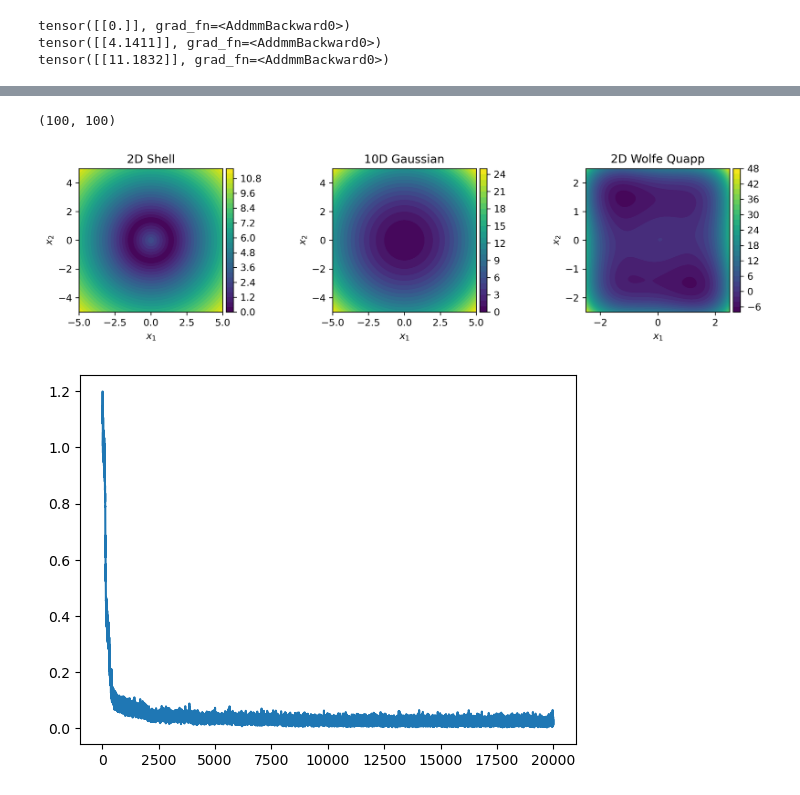
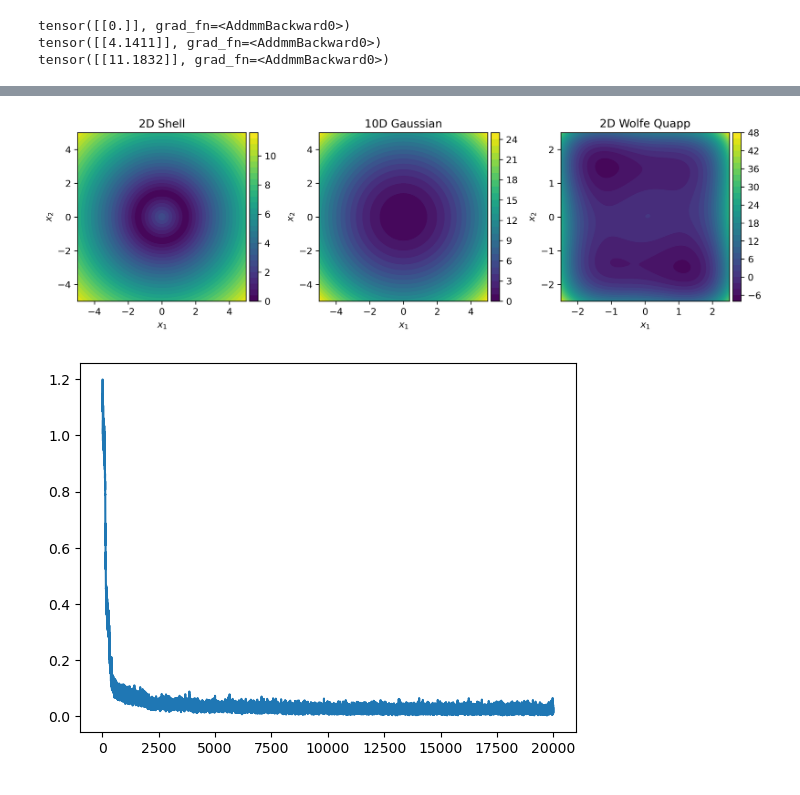
Before and after one commit to jakublala/md-neural-ode, a Jupyter notebook: plotting.ipynb, the cells around one changed output, grey strips where cells are left out. Drawn from its saved outputs; the diff is of its cells as text; code cells hidden in the pictures.

Commit message:
plots

```diff
--- a/plotting.ipynb
+++ b/plotting.ipynb
@@ -952,10 +947,16 @@ def Wofe_Quapp(X, Y):
     return V, grad
 
 
-fig, axs = plt.subplots(nrows=1, ncols=3, figsize=(11,3), dpi=300)
+fig = plt.figure(figsize=(11,4), dpi=300)
+axs = [0 for i in range(3)]
+gs = GridSpec(1, 3, figure=fig)
+axs[0] = fig.add_subplot(gs[0, 0])
+axs[1] = fig.add_subplot(gs[0, 1])
+axs[2] = fig.add_subplot(gs[0, 2])
 
 
-for ax in axs.flat:
+
+for ax in axs:
     ax.set_aspect('equal')
 
 start, stop, n_values = -5, 5, 100
@@ -973,7 +974,7 @@ axs[0].set_title('2D Shell')
 # axs[0].set_ylabel('y (cm)')
 divider = make_axes_locatable(axs[0])
 cax = divider.append_axes("right", size="5%", pad=0.05)
-fig.colorbar(im0,cax=cax)
+fig.colorbar(im0,cax=cax, ticks=[2*i for i in range(0, 5+1)])
 
 start, stop, n_values = -2.0, 2.0, 100
 x_vals = np.linspace(start, stop, n_values)
@@ -995,35 +996,34 @@ x_vals = np.linspace(start, stop, n_values)
 y_vals = np.linspace(start, stop, n_values)
 X, Y = np.meshgrid(x_vals, y_vals)
 XY = np.stack([X,Y], axis=2)
 XY = XY.reshape(-1, 2)
 
 
 Z, _ = Wofe_Quapp(X, Y)
 im2 = axs[2].contourf(X, Y, Z, levels=30, cmap='viridis')
 axs[2].set_title('2D Wolfe Quapp')
 divider = make_axes_locatable(axs[2])
 cax = divider.append_axes("right", size="5%", pad=0.05)
 fig.colorbar(im2,cax=cax)
 
 axs[0].set_xlabel('$x_1$')
 axs[0].set_ylabel('$x_2$')
 
 
 axs[1].set_xlabel('$x_1$')
 axs[1].set_ylabel('$x_2$')
 
 
 axs[2].set_xlabel('$x_1$')
 axs[2].set_ylabel('$x_2$')
 
 
 
 fig.tight_layout()
 plt.savefig('figures/toy_potentials.png')
 plt.show()
 # %% [output]
-(100, 100)
-[figure, old version]
+[figure, new version]
 # %%
 import numpy as np
 import matplotlib.pyplot as plt
```
Also changed, not shown: parts of 11 cells of this notebook, 3 other files.
